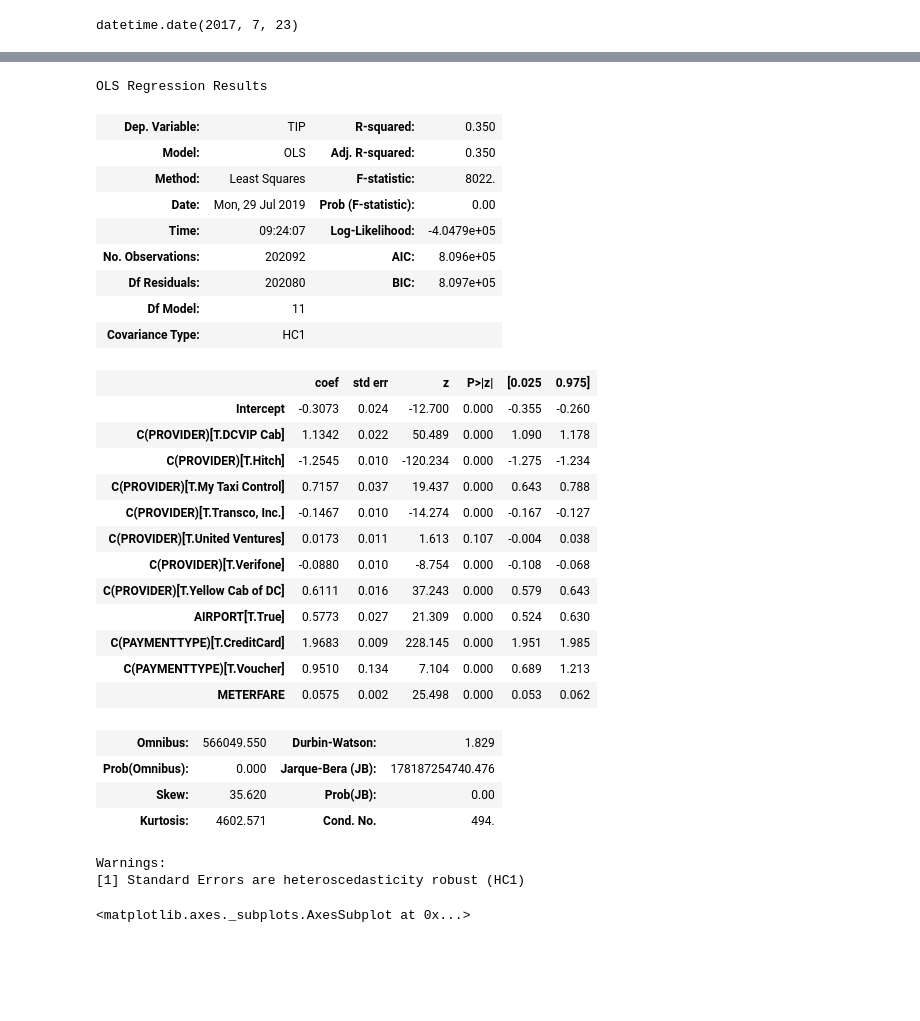
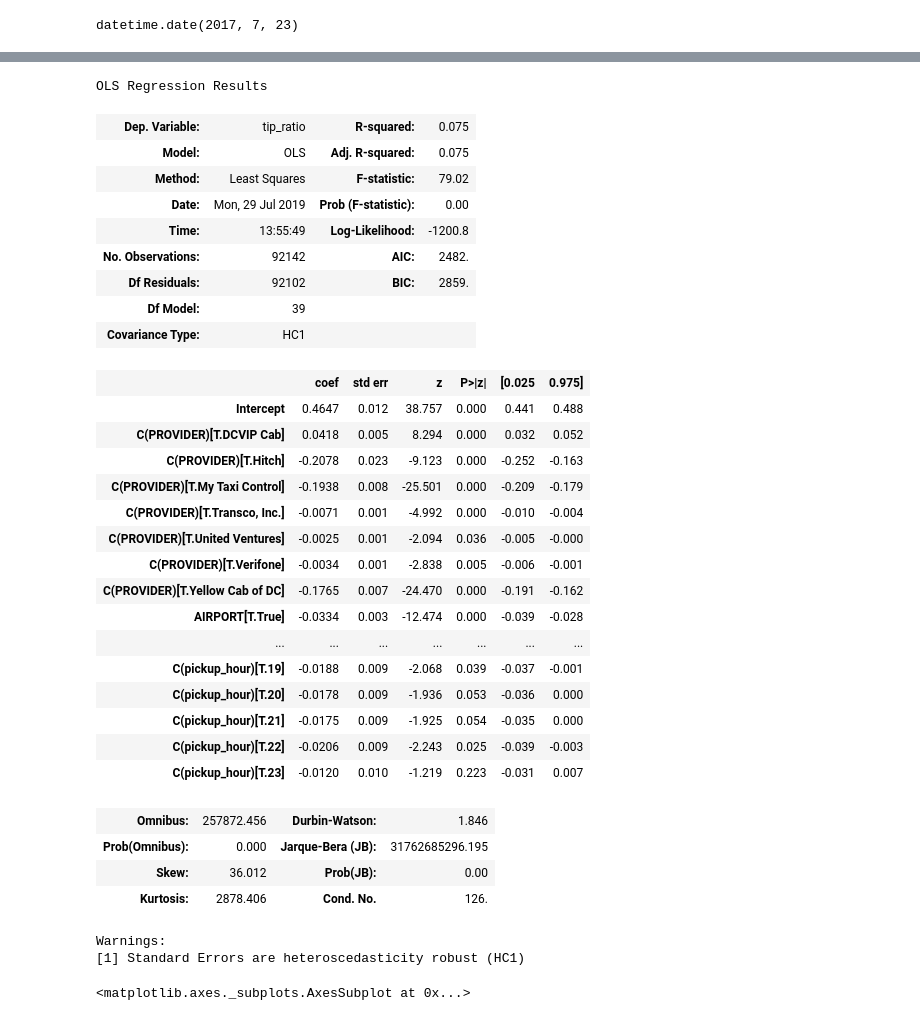
Before and after one commit to keita-dc/FlatironProject4, a Jupyter notebook: DC_Taxi_Keita.ipynb, the cells around one changed output, grey strips where cells are left out. Drawn from its saved outputs; the diff is of its cells as text; code cells hidden in the pictures; blank space fills up the shorter version.

Commit message:
added time series analysis

```diff
--- a/DC_Taxi_Keita.ipynb
+++ b/DC_Taxi_Keita.ipynb
@@ -235,35 +269,38 @@ Warnings:
 # %%
-formula = "TIP ~ METERFARE + C(PROVIDER) + AIRPORT + C(PAYMENTTYPE)"
-model = smf.ols(formula, df).fit(cov_type="HC1")
+formula = "tip_ratio ~ C(PROVIDER) + AIRPORT + C(PAYMENTTYPE) + C(pickup_date) + C(pickup_hour)"
+model = smf.ols(formula, df.loc[df.tipping==1]).fit(cov_type="HC1")
 model.summary()
 # %% [output]
 OLS Regression Results
-| Dep. Variable: | TIP | R-squared: | 0.350 |
-| Model: | OLS | Adj. R-squared: | 0.350 |
-| Method: | Least Squares | F-statistic: | 8022. |
+| Dep. Variable: | tip_ratio | R-squared: | 0.075 |
+| Model: | OLS | Adj. R-squared: | 0.075 |
+| Method: | Least Squares | F-statistic: | 79.02 |
 | Date: | Mon, 29 Jul 2019 | Prob (F-statistic): | 0.00 |
-| Time: | 09:24:07 | Log-Likelihood: | -4.0479e+05 |
-| No. Observations: | 202092 | AIC: | 8.096e+05 |
-| Df Residuals: | 202080 | BIC: | 8.097e+05 |
-| Df Model: | 11 |  |  |
+| Time: | 13:55:49 | Log-Likelihood: | -1200.8 |
+| No. Observations: | 92142 | AIC: | 2482. |
+| Df Residuals: | 92102 | BIC: | 2859. |
+| Df Model: | 39 |  |  |
 | Covariance Type: | HC1 |  |  |
 |  | coef | std err | z | P>|z| | [0.025 | 0.975] |
-| Intercept | -0.3073 | 0.024 | -12.700 | 0.000 | -0.355 | -0.260 |
-| C(PROVIDER)[T.DCVIP Cab] | 1.1342 | 0.022 | 50.489 | 0.000 | 1.090 | 1.178 |
-| C(PROVIDER)[T.Hitch] | -1.2545 | 0.010 | -120.234 | 0.000 | -1.275 | -1.234 |
-| C(PROVIDER)[T.My Taxi Control] | 0.7157 | 0.037 | 19.437 | 0.000 | 0.643 | 0.788 |
-| C(PROVIDER)[T.Transco, Inc.] | -0.1467 | 0.010 | -14.274 | 0.000 | -0.167 | -0.127 |
-| C(PROVIDER)[T.United Ventures] | 0.0173 | 0.011 | 1.613 | 0.107 | -0.004 | 0.038 |
-| C(PROVIDER)[T.Verifone] | -0.0880 | 0.010 | -8.754 | 0.000 | -0.108 | -0.068 |
-| C(PROVIDER)[T.Yellow Cab of DC] | 0.6111 | 0.016 | 37.243 | 0.000 | 0.579 | 0.643 |
-| AIRPORT[T.True] | 0.5773 | 0.027 | 21.309 | 0.000 | 0.524 | 0.630 |
-| C(PAYMENTTYPE)[T.CreditCard] | 1.9683 | 0.009 | 228.145 | 0.000 | 1.951 | 1.985 |
-| C(PAYMENTTYPE)[T.Voucher] | 0.9510 | 0.134 | 7.104 | 0.000 | 0.689 | 1.213 |
-| METERFARE | 0.0575 | 0.002 | 25.498 | 0.000 | 0.053 | 0.062 |
+| Intercept | 0.4647 | 0.012 | 38.757 | 0.000 | 0.441 | 0.488 |
+| C(PROVIDER)[T.DCVIP Cab] | 0.0418 | 0.005 | 8.294 | 0.000 | 0.032 | 0.052 |
+| C(PROVIDER)[T.Hitch] | -0.2078 | 0.023 | -9.123 | 0.000 | -0.252 | -0.163 |
+| C(PROVIDER)[T.My Taxi Control] | -0.1938 | 0.008 | -25.501 | 0.000 | -0.209 | -0.179 |
+| C(PROVIDER)[T.Transco, Inc.] | -0.0071 | 0.001 | -4.992 | 0.000 | -0.010 | -0.004 |
+| C(PROVIDER)[T.United Ventures] | -0.0025 | 0.001 | -2.094 | 0.036 | -0.005 | -0.000 |
+| C(PROVIDER)[T.Verifone] | -0.0034 | 0.001 | -2.838 | 0.005 | -0.006 | -0.001 |
+| C(PROVIDER)[T.Yellow Cab of DC] | -0.1765 | 0.007 | -24.470 | 0.000 | -0.191 | -0.162 |
+| AIRPORT[T.True] | -0.0334 | 0.003 | -12.474 | 0.000 | -0.039 | -0.028 |
+| ... | ... | ... | ... | ... | ... | ... |
+| C(pickup_hour)[T.19] | -0.0188 | 0.009 | -2.068 | 0.039 | -0.037 | -0.001 |
+| C(pickup_hour)[T.20] | -0.0178 | 0.009 | -1.936 | 0.053 | -0.036 | 0.000 |
+| C(pickup_hour)[T.21] | -0.0175 | 0.009 | -1.925 | 0.054 | -0.035 | 0.000 |
+| C(pickup_hour)[T.22] | -0.0206 | 0.009 | -2.243 | 0.025 | -0.039 | -0.003 |
+| C(pickup_hour)[T.23] | -0.0120 | 0.010 | -1.219 | 0.223 | -0.031 | 0.007 |
-| Omnibus: | 566049.550 | Durbin-Watson: | 1.829 |
-| Prob(Omnibus): | 0.000 | Jarque-Bera (JB): | 178187254740.476 |
-| Skew: | 35.620 | Prob(JB): | 0.00 |
-| Kurtosis: | 4602.571 | Cond. No. | 494. |
+| Omnibus: | 257872.456 | Durbin-Watson: | 1.846 |
+| Prob(Omnibus): | 0.000 | Jarque-Bera (JB): | 31762685296.195 |
+| Skew: | 36.012 | Prob(JB): | 0.00 |
+| Kurtosis: | 2878.406 | Cond. No. | 126. |
 Warnings:
 [1] Standard Errors are heteroscedasticity robust (HC1)
 # %%
```
Also changed, not shown: parts of 14 cells of this notebook.
